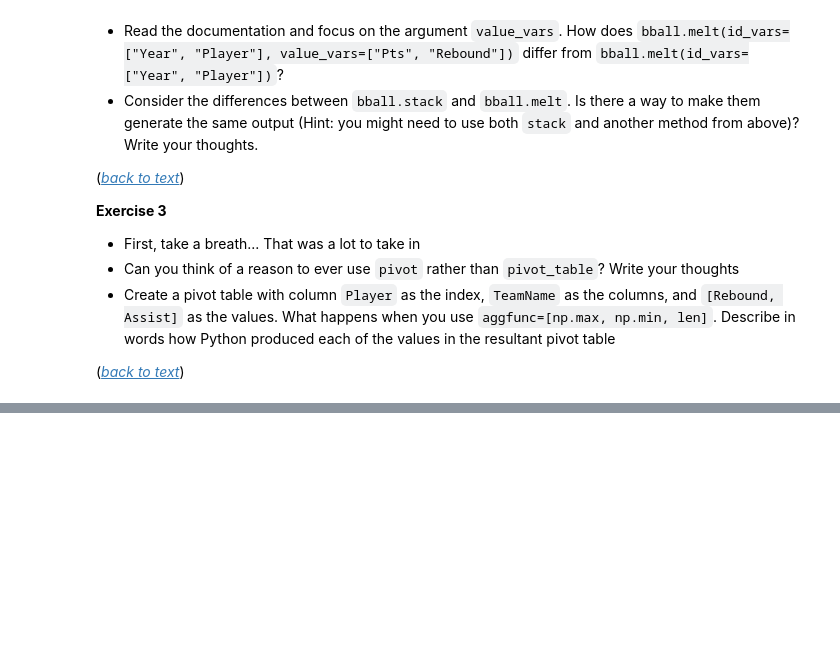
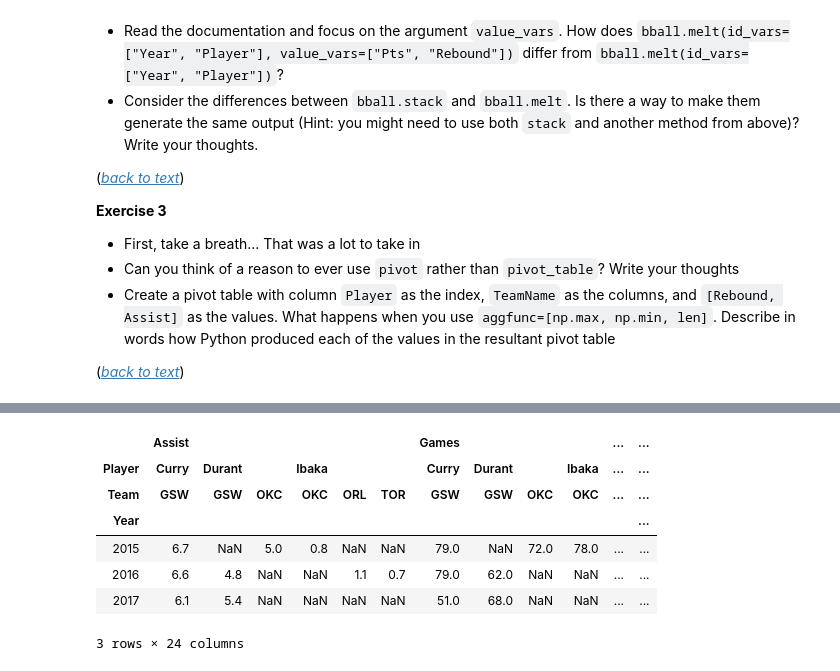
Before and after one commit to jasonqiangguo/quantecon-notebooks-datascience, a Jupyter notebook: pandas/reshape.ipynb, the cells around one changed output, grey strips where cells are left out. Cells and saved outputs as stored; diff of their text form; code cells hidden in the pictures; blank space fills up the shorter version.

```diff
--- a/pandas/reshape.ipynb
+++ b/pandas/reshape.ipynb
@@ -828,0 +1054,17 @@ bball_wide
+# %%
+bball_experiment = pd.pivot_table(
+  bball,
+  index = ["Year", "Player", "Team"],
+  values = ["Games", "Pts", "Assist", "Rebound"]
+)
+# %%
+bball_experiment.unstack(level = ["Player", "Team"]).sort_index(axis = 1)
+# %% [output]
+|  | Assist |  |  |  |  |  | Games |  |  |  | ... | ... |
+| Player | Curry | Durant |  | Ibaka |  |  | Curry | Durant |  | Ibaka | ... | ... |
+| Team | GSW | GSW | OKC | OKC | ORL | TOR | GSW | GSW | OKC | OKC | ... | ... |
+| Year |  |  |  |  |  |  |  |  |  |  |  | ... |
+| 2015 | 6.7 | NaN | 5.0 | 0.8 | NaN | NaN | 79.0 | NaN | 72.0 | 78.0 | ... | ... |
+| 2016 | 6.6 | 4.8 | NaN | NaN | 1.1 | 0.7 | 79.0 | 62.0 | NaN | NaN | ... | ... |
+| 2017 | 6.1 | 5.4 | NaN | NaN | NaN | NaN | 51.0 | 68.0 | NaN | NaN | ... | ... |
+3 rows × 24 columns
```
Also changed, not shown: parts of 28 cells of this notebook.
